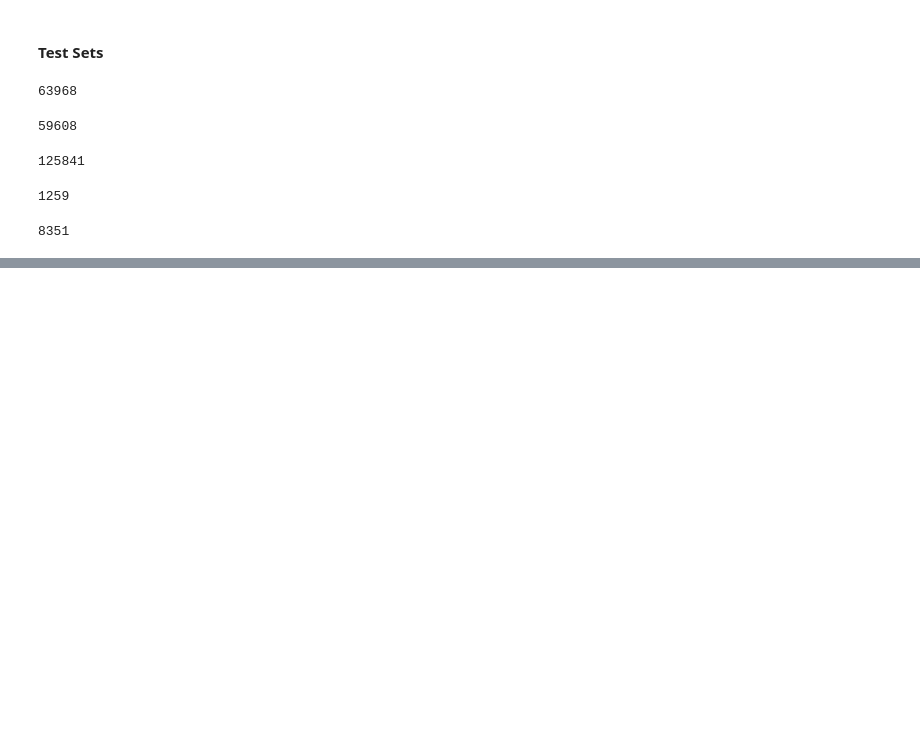
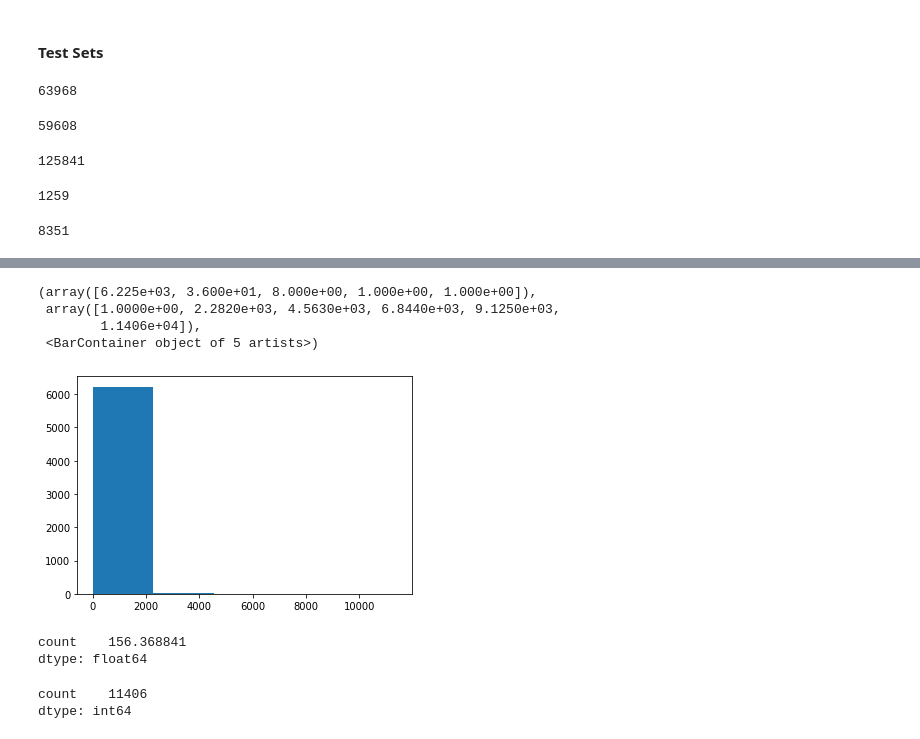
Before and after one commit to corpuzn12/fraudanalysis, a Jupyter notebook: FraudAnalysis.ipynb, the cells around one changed output, grey strips where cells are left out. Saved outputs shown, nothing was run; the diff lists cells and outputs as text; code cells hidden in the pictures; blank space fills up the shorter version.

```diff
--- a/FraudAnalysis.ipynb
+++ b/FraudAnalysis.ipynb
@@ -186,0 +723,5 @@ test_inpatient['Provider'].nunique()
+# %%
+## Claim per provider
+claim_per_provider_out = outpatient.groupby(by=['Provider'])['ClaimID'].agg(['count'])
+## still get M, M, M
+claim_per_provider_out.reset_index()
@@ -186,0 +742,19 @@ test_inpatient['Provider'].nunique()
+# %%
+#claim_per_provider_out.hist(column='count',bins=2)
+plt.hist(claim_per_provider_out, bins=5)
+# %% [output]
+(array([6.225e+03, 3.600e+01, 8.000e+00, 1.000e+00, 1.000e+00]),
+ array([1.0000e+00, 2.2820e+03, 4.5630e+03, 6.8440e+03, 9.1250e+03,
+        1.1406e+04]),
+ <BarContainer object of 5 artists>)
+[figure, added]
+# %%
+claim_per_provider_out.mean()
+# %% [output]
+count    156.368841
+dtype: float64
+# %%
+claim_per_provider_out.max()
+# %% [output]
+count    11406
+dtype: int64
```
Also changed, not shown: parts of 127 cells of this notebook.
